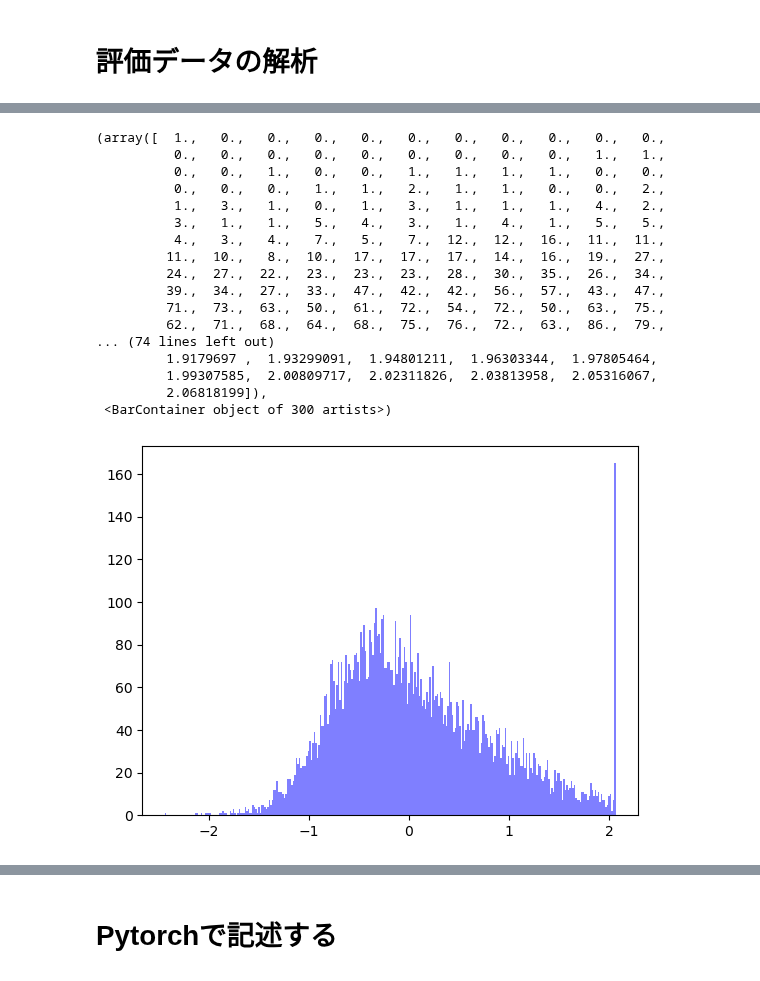
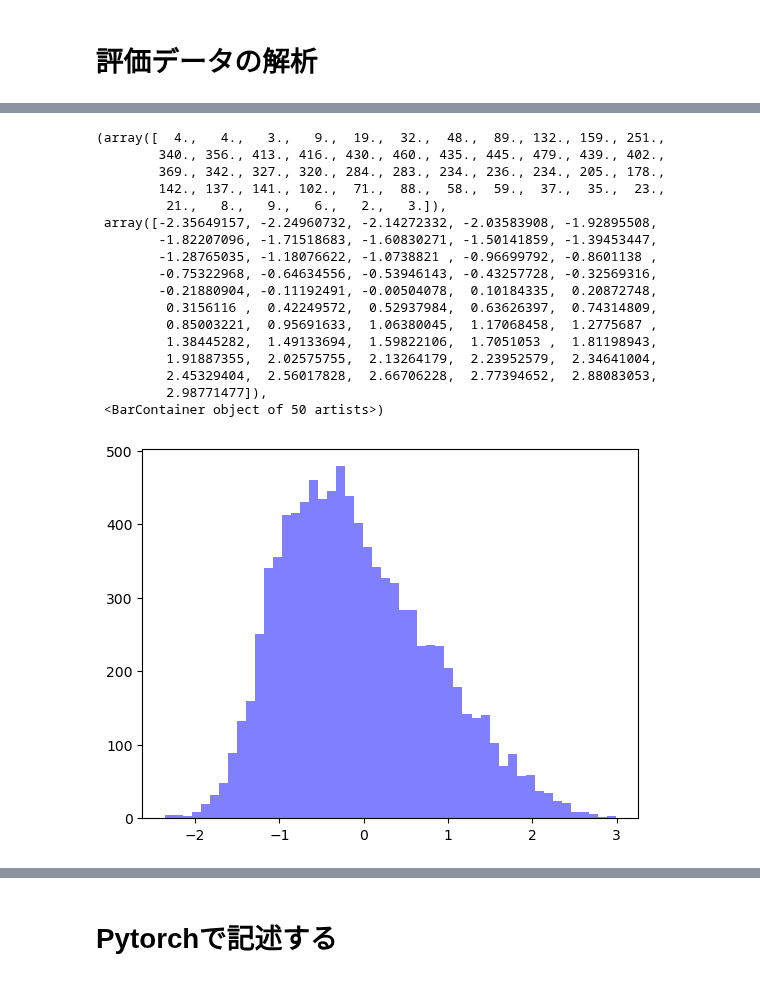
Before and after one commit to Yuumae1/machine_learning, a Jupyter notebook: notebook/geosciAI2024.ipynb, the cells around one changed output, grey strips where cells are left out. Cells and saved outputs as stored; diff of their text form; code cells hidden in the pictures.

```diff
--- a/notebook/geosciAI2024.ipynb
+++ b/notebook/geosciAI2024.ipynb
@@ -475,19 +475,27 @@ Epoch 10/10
 # %% [markdown]
 # 評価データの解析
 # %%
+import numpy as np
+import matplotlib.pyplot as plt
+import glob
+import pandas as pd
+from datetime import datetime
 result_dir = '/home/maeda/machine_learning/results/geosciAI24/predict/'
 
 ans_mean, ans_std =  30.16864997588459, 8.726771295021933
 scores = []
 predicts = []
-box = [0, 1, 3, 4, 6, 7, 8, 9]
+box = [0, 1, 3, 4, 6, 7, 8, 12, 13, 14, 16, 19]
 for j in box:
     result_file = result_dir + f"predict_test{(j):03}.npz"
 
     df = np.load(result_file)
     scores.append(df['score'])
     predicts.append(df['predict'][:,0])
+    print(df['predict'].shape)
+
 scores = np.array(scores)
+print(scores)
 predicts = np.array(predicts)
 ans = df['ans']
 
@@ -528,21 +552,21 @@ Text(0, 0.5, 'Predicted')
 # %%
-plt.hist((predicts[0] - ans_mean) / ans_std, bins=300, alpha=0.5, color='blue', label='Predicted')
+plt.hist((predicts[4] - ans_mean) / ans_std, bins=50, alpha=0.5, color='blue', label='Predicted')
 # %% [output]
-(array([  1.,   0.,   0.,   0.,   0.,   0.,   0.,   0.,   0.,   0.,   0.,
-          0.,   0.,   0.,   0.,   0.,   0.,   0.,   0.,   0.,   1.,   1.,
-          0.,   0.,   1.,   0.,   0.,   1.,   1.,   1.,   1.,   0.,   0.,
-          0.,   0.,   0.,   1.,   1.,   2.,   1.,   1.,   0.,   0.,   2.,
-          1.,   3.,   1.,   0.,   1.,   3.,   1.,   1.,   1.,   4.,   2.,
-          3.,   1.,   1.,   5.,   4.,   3.,   1.,   4.,   1.,   5.,   5.,
-          4.,   3.,   4.,   7.,   5.,   7.,  12.,  12.,  16.,  11.,  11.,
-         11.,  10.,   8.,  10.,  17.,  17.,  17.,  14.,  16.,  19.,  27.,
-         24.,  27.,  22.,  23.,  23.,  23.,  28.,  30.,  35.,  26.,  34.,
-         39.,  34.,  27.,  33.,  47.,  42.,  42.,  56.,  57.,  43.,  47.,
-         71.,  73.,  63.,  50.,  61.,  72.,  54.,  72.,  50.,  63.,  75.,
-         62.,  71.,  68.,  64.,  68.,  75.,  76.,  72.,  63.,  86.,  79.,
-... (74 lines left out)
-         1.9179697 ,  1.93299091,  1.94801211,  1.96303344,  1.97805464,
-         1.99307585,  2.00809717,  2.02311826,  2.03813958,  2.05316067,
-         2.06818199]),
- <BarContainer object of 300 artists>)
+(array([  4.,   4.,   3.,   9.,  19.,  32.,  48.,  89., 132., 159., 251.,
+        340., 356., 413., 416., 430., 460., 435., 445., 479., 439., 402.,
+        369., 342., 327., 320., 284., 283., 234., 236., 234., 205., 178.,
+        142., 137., 141., 102.,  71.,  88.,  58.,  59.,  37.,  35.,  23.,
+         21.,   8.,   9.,   6.,   2.,   3.]),
+ array([-2.35649157, -2.24960732, -2.14272332, -2.03583908, -1.92895508,
+        -1.82207096, -1.71518683, -1.60830271, -1.50141859, -1.39453447,
+        -1.28765035, -1.18076622, -1.0738821 , -0.96699792, -0.8601138 ,
+        -0.75322968, -0.64634556, -0.53946143, -0.43257728, -0.32569316,
+        -0.21880904, -0.11192491, -0.00504078,  0.10184335,  0.20872748,
+         0.3156116 ,  0.42249572,  0.52937984,  0.63626397,  0.74314809,
+         0.85003221,  0.95691633,  1.06380045,  1.17068458,  1.2775687 ,
+         1.38445282,  1.49133694,  1.59822106,  1.7051053 ,  1.81198943,
+         1.91887355,  2.02575755,  2.13264179,  2.23952579,  2.34641004,
+         2.45329404,  2.56017828,  2.66706228,  2.77394652,  2.88083053,
+         2.98771477]),
+ <BarContainer object of 50 artists>)
-[figure, old version]
+[figure, new version]
```
Also changed, not shown: parts of 5 cells of this notebook, 1 other file.
